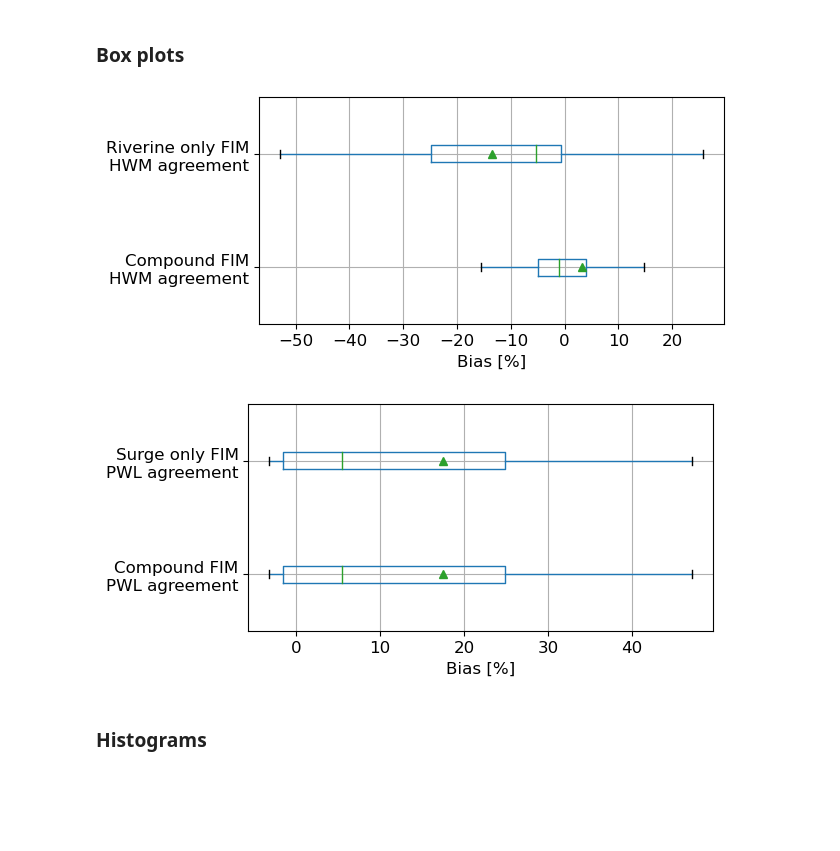
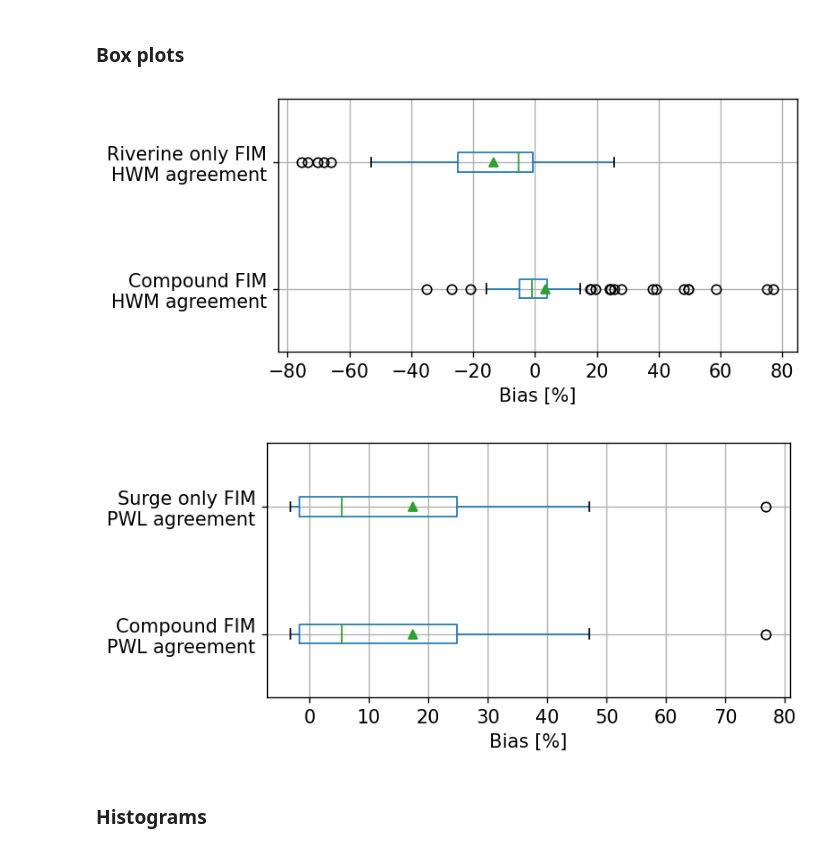
Before and after one commit to ankitghanghas/flood_are_here_si_2022, a Jupyter notebook: join_for_validation.ipynb, the cells around one changed output. Cells and saved outputs as stored; diff of their text form; code cells hidden in the pictures; blank space fills up the shorter version.

Commit message:
remove fliers from boxplots and add RMSE

```diff
--- a/join_for_validation.ipynb
+++ b/join_for_validation.ipynb
@@ -142,47 +189,47 @@ val_surge_clean_names = val_surge.rename(
         'pwl_surge_PB_navd88': 'Surge only FIM\nPWL agreement'
         })
 
 # make plots
 hwm_bplot = val_riv_clean_names.boxplot(
     column = [
         'Compound FIM\nHWM agreement',
         'Riverine only FIM\nHWM agreement'
     ],
     showmeans = True,
-    showfliers = False,
+    # showfliers = False,
     vert = False,
     fontsize = fsize,
     figsize=(6,3)
     )
 hwm_bplot.set_xlabel('Bias [%]',fontsize=fsize)
-plt.savefig(
-    'data_github/hwm_boxplot.png',
-    bbox_inches="tight",
-    facecolor='w'
-    )
+# plt.savefig(
+#     'data_github/hwm_boxplot.png',
+#     bbox_inches="tight",
+#     facecolor='w'
+#     )
 plt.show()
 
 pwl_bplot = val_surge_clean_names.boxplot(
     column = [
         'Compound FIM\nPWL agreement',
         'Surge only FIM\nPWL agreement'
     ],
     showmeans = True,
-    showfliers = False,
+    # showfliers = False,
     vert = False,
     fontsize = fsize,
     figsize=(6,3)
     )
 pwl_bplot.set_xlabel('Bias [%]',fontsize=fsize)
-plt.savefig(
-    'data_github/pwl_boxplot.png',
-    bbox_inches="tight",
-    facecolor='w'
-    )
+# plt.savefig(
+#     'data_github/pwl_boxplot.png',
+#     bbox_inches="tight",
+#     facecolor='w'
+#     )
 plt.show()
 # %% [output]
-[figure, old version]
+[figure, new version]
-[figure, old version]
+[figure, new version]
 # %% [markdown]
 ### Histograms
 # %%
```
Also changed, not shown: parts of 4 cells of this notebook.
